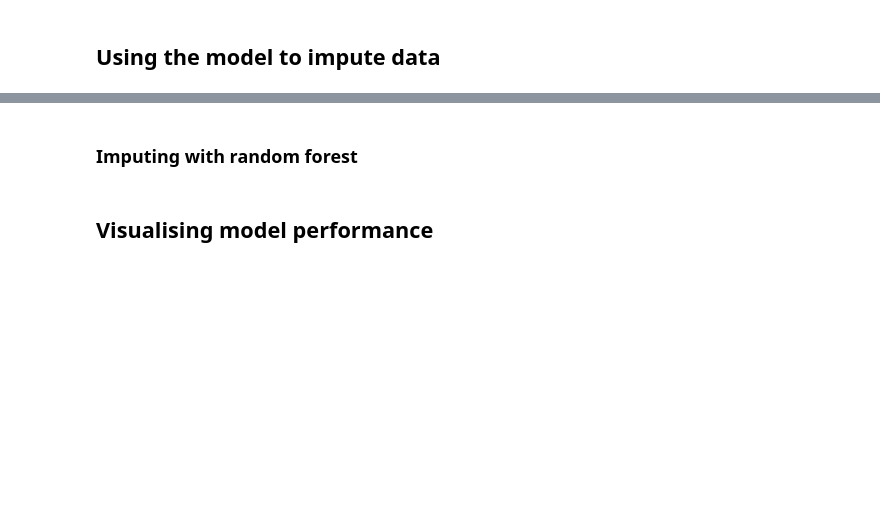
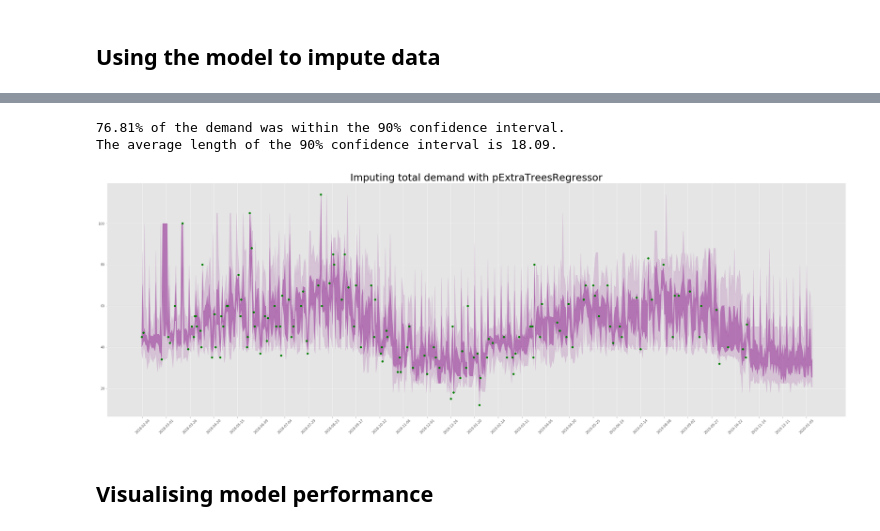
Before and after one commit to souper-streetwise/predictive-model, a Jupyter notebook: src/data_analysis.ipynb, the cells around one changed output, grey strips where cells are left out. Saved outputs shown, nothing was run; the diff lists cells and outputs as text; code cells hidden in the pictures; blank space fills up the shorter version.

```diff
--- a/src/data_analysis.ipynb
+++ b/src/data_analysis.ipynb
@@ -57,0 +84,3 @@ gaussian_df.head()
+# %%
+model = load_model_data()['model']
+model
@@ -57,0 +95,7 @@ gaussian_df.head()
+# %%
+preds = model.predict(pred_df.drop(columns = ['date']), percentiles = [5, 25, 75, 95])
+pred_df['bottom_pred'] = preds[:, 0]
+pred_df['lower_pred'] = preds[:, 1]
+pred_df['upper_pred'] = preds[:, 2]
+pred_df['top_pred'] = preds[:, 3]
+pred_df.head()
@@ -58,11 +110,25 @@ gaussian_df.head()
+# %%
+proj_preds = pred_df[pred_df.date.isin(df.date)]
+below_top = df.total.values < proj_preds.top_pred.values
+above_bot = df.total.values > proj_preds.bottom_pred.values
+accuracy = sum(below_top & above_bot) / len(df)
+interval_size = (proj_preds.top_pred.values - proj_preds.bottom_pred.values).mean()
+print(f'{round(accuracy * 100, 2)}% of the demand was within the 90% confidence interval.')
+print(f'The average length of the 90% confidence interval is {round(interval_size, 2)}.')
+# %% [output]
+76.81% of the demand was within the 90% confidence interval.
+The average length of the 90% confidence interval is 18.09.
 # %%
 fig, ax = plt.subplots(figsize = (40, 13))
-plt.fill_between(gaussian_df.date, gaussian_df.lower_bound,
-                 gaussian_df.upper_bound, figure = fig, color = 'purple')
+plt.fill_between(pred_df.date, pred_df.bottom_pred, pred_df.top_pred,
+                 figure = fig, color = 'purple', alpha = 0.15)
+plt.fill_between(pred_df.date, pred_df.lower_pred, pred_df.upper_pred,
+                 figure = fig, color = 'purple', alpha = 0.4)
 plt.scatter(df.date, df.total, color = 'green')
-plt.xticks(range(1, len(gaussian_df.index), 25),
-           gaussian_df.date[list(range(1, len(gaussian_df.index), 25))],
+plt.xticks(range(1, len(pred_df.index), 25),
+           pred_df.date[list(range(1, len(pred_df.index), 25))],
            rotation = 45)
+plt.title(f'Imputing total demand with {type(model).__name__}', fontsize = 30)
 plt.show()
+# %% [output]
+[figure, added]
-# %% [markdown]
-### Imputing with random forest
```
Also changed, not shown: parts of 19 cells of this notebook.
